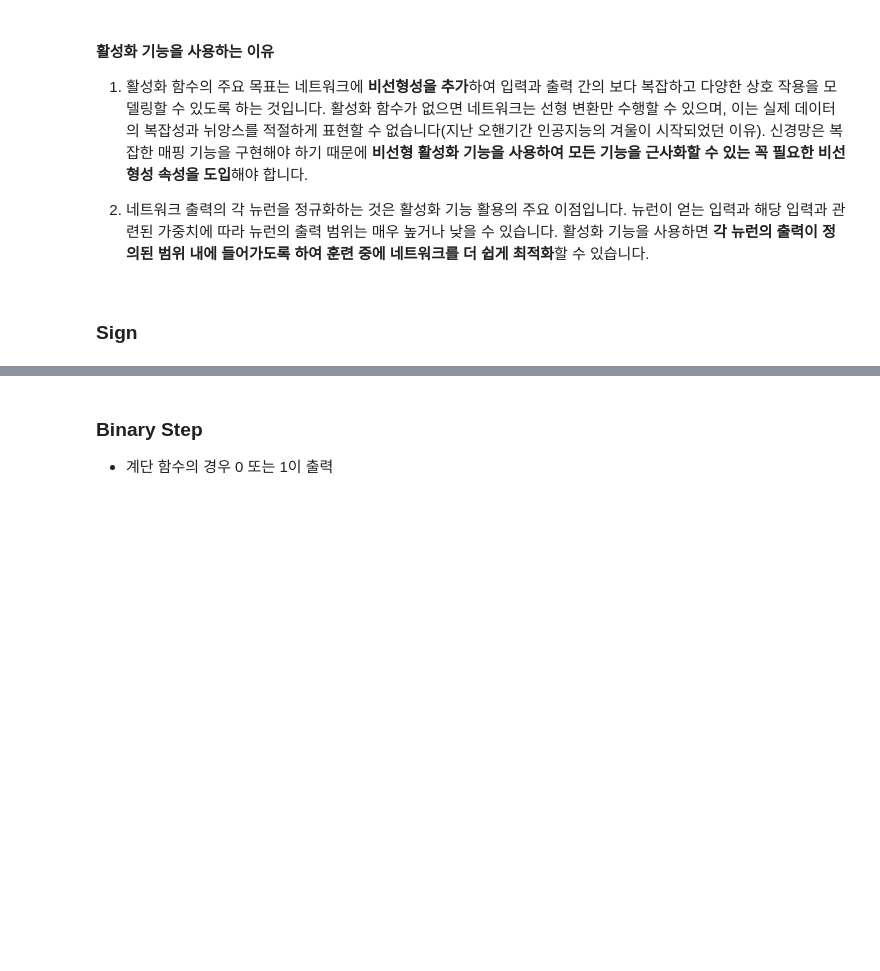
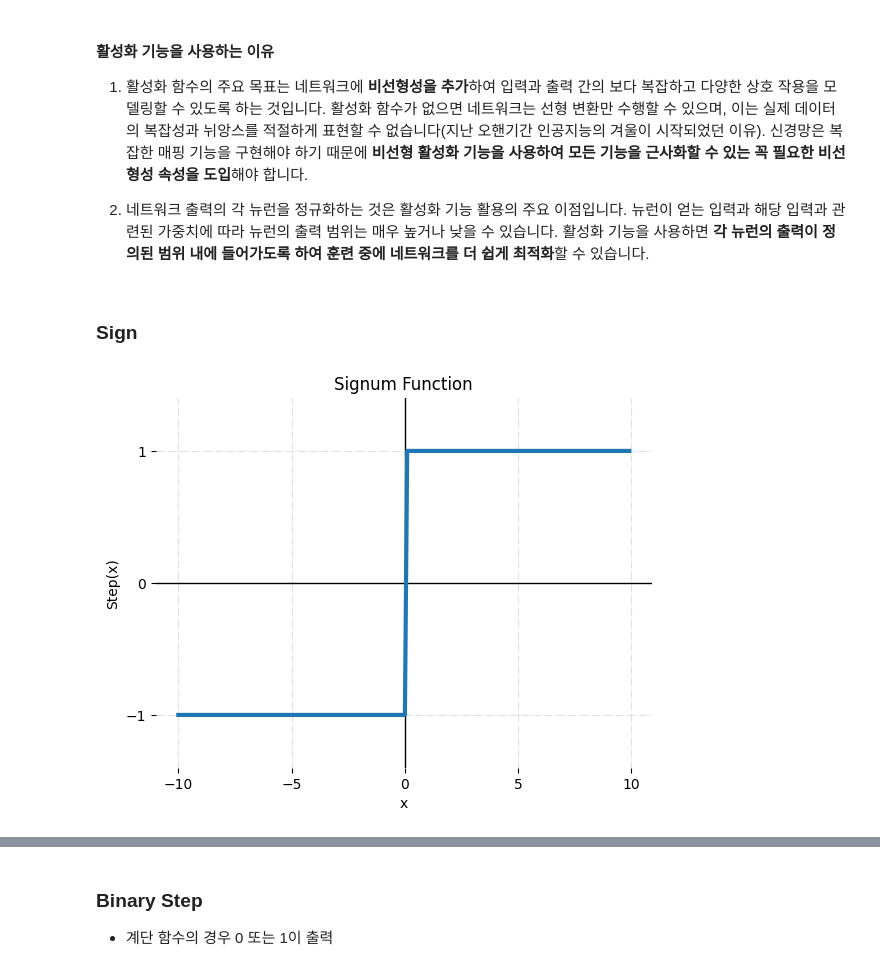
Before and after one commit to normalstory/2024AI_CoachingStudy, a Jupyter notebook: week3_ActivationFunction.ipynb, the cells around one changed output, grey strips where cells are left out. Saved outputs shown, nothing was run; the diff lists cells and outputs as text; code cells hidden in the pictures; blank space fills up the shorter version.

```diff
--- a/week3_ActivationFunction.ipynb
+++ b/week3_ActivationFunction.ipynb
@@ -40,3 +41,21 @@ line_x = np.arange(-10, 10, 0.1)         # x 값으로 -10 ~ 9.9까지 0.1 간
 value_x = np.array([-1, 0, 0.5, 1])
 # %% [markdown]
 ### Sign
+# %%
+def sgn_func(x):
+    return (x>=0)*1 + (x<=0)*-1
+# %%
+# plotting
+plt.title('Signum Function')
+plt.box(on=None)
+plt.ylim((-1.4, 1.4))
+plt.axhline(lw=1, c='black')
+plt.axvline(lw=1, c='black')
+plt.grid(alpha=0.4, ls='-.')
+plt.locator_params(nbins=5)
+plt.xlabel("x")
+plt.ylabel("Step(x)")
+plt.plot(line_x, sgn_func(line_x), lw=3)
+plt.show()
+# %% [output]
+[figure, added]
```
Also changed, not shown: parts of 6 cells of this notebook, 7 other files.
